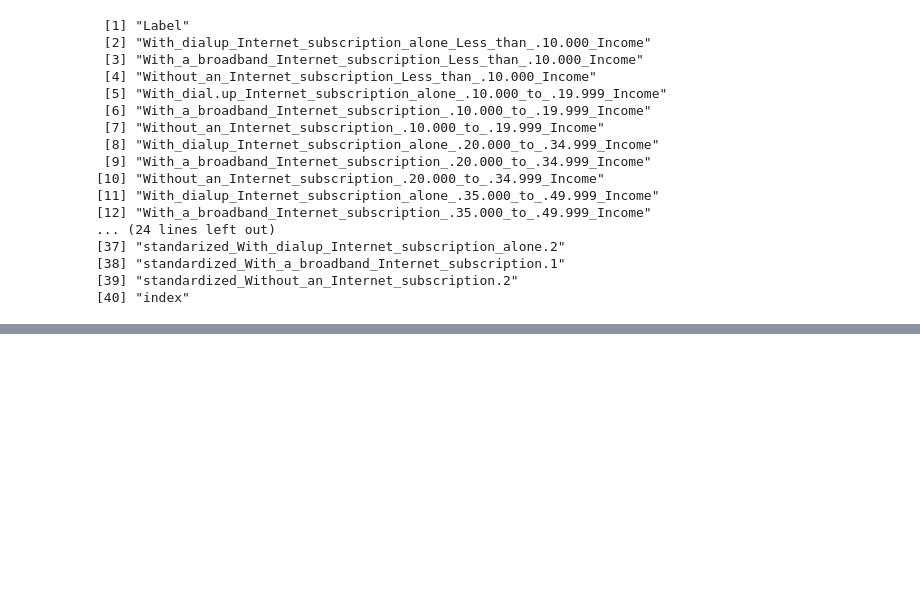
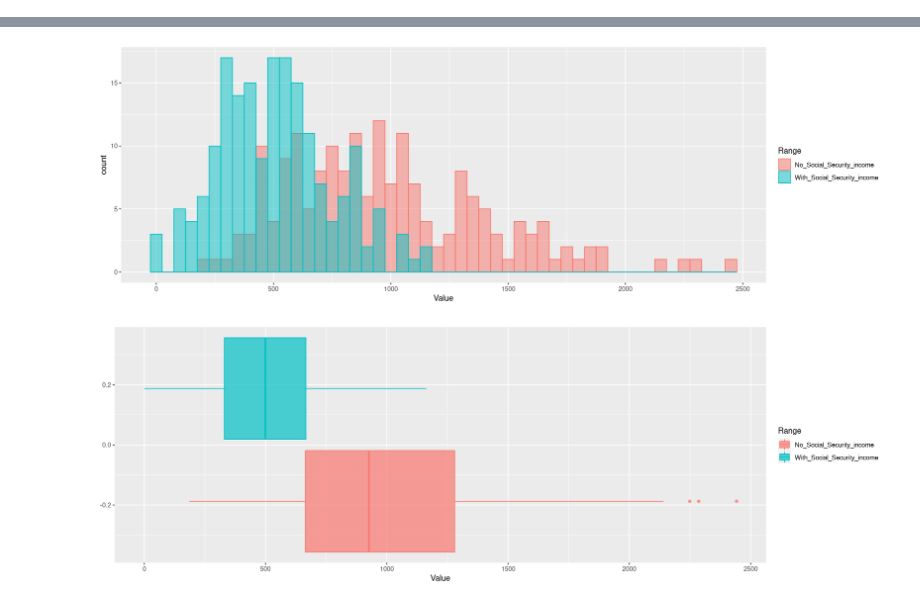
Before and after one commit to nicholasptran/eastern-washington-digital-equity, a Jupyter notebook: app/notebooks/nicholas.ipynb, the cells around one changed output, grey strips where cells are left out. Cells and saved outputs as stored; diff of their text form; code cells hidden in the pictures; blank space fills up the shorter version.

```diff
--- a/app/notebooks/nicholas.ipynb
+++ b/app/notebooks/nicholas.ipynb
@@ -209,20 +174,24 @@ household_income_data %>%
-# %%
-names(household_income_data)
-# %% [output]
- [1] "Label"
- [2] "With_dialup_Internet_subscription_alone_Less_than_.10.000_Income"
- [3] "With_a_broadband_Internet_subscription_Less_than_.10.000_Income"
- [4] "Without_an_Internet_subscription_Less_than_.10.000_Income"
- [5] "With_dial.up_Internet_subscription_alone_.10.000_to_.19.999_Income"
- [6] "With_a_broadband_Internet_subscription_.10.000_to_.19.999_Income"
- [7] "Without_an_Internet_subscription_.10.000_to_.19.999_Income"
- [8] "With_dialup_Internet_subscription_alone_.20.000_to_.34.999_Income"
- [9] "With_a_broadband_Internet_subscription_.20.000_to_.34.999_Income"
-[10] "Without_an_Internet_subscription_.20.000_to_.34.999_Income"
-[11] "With_dialup_Internet_subscription_alone_.35.000_to_.49.999_Income"
-[12] "With_a_broadband_Internet_subscription_.35.000_to_.49.999_Income"
-... (24 lines left out)
-[37] "standarized_With_dialup_Internet_subscription_alone.2"
-[38] "standardized_With_a_broadband_Internet_subscription.1"
-[39] "standardized_Without_an_Internet_subscription.2"
-[40] "index"
+# %%
+ss_income_data$With_Social_Security_income <- as.numeric(gsub(",", "", ss_income_data$With_Social_Security_income))
+ss_income_data$No_Social_Security_income <- as.numeric(gsub(",", "", ss_income_data$No_Social_Security_income))
+
+ss_income_data %>%
+    select(
+        With_Social_Security_income,
+        No_Social_Security_income
+    ) %>%
+    gather(key = Range, value = Value) %>%
+    ggplot(aes(x = Value, fill = Range, color = Range)) +
+    geom_histogram(position = "identity", binwidth = 50, alpha = .5) +
+    theme(legend.position = "right")
+
+ss_income_data %>%
+    select(
+        With_Social_Security_income,
+        No_Social_Security_income
+    ) %>%
+    gather(key = Range, value = Value) %>%
+    ggplot(aes(x = Value, fill = Range, color = Range)) +
+    geom_boxplot(alpha = .7) +
+    theme(legend.position = "right")
+# %% [output]
@@ -228,0 +202,2 @@ names(household_income_data)
+[figure, added]
+[figure, added]
```
Also changed, not shown: parts of 9 cells of this notebook, 3 other files.
